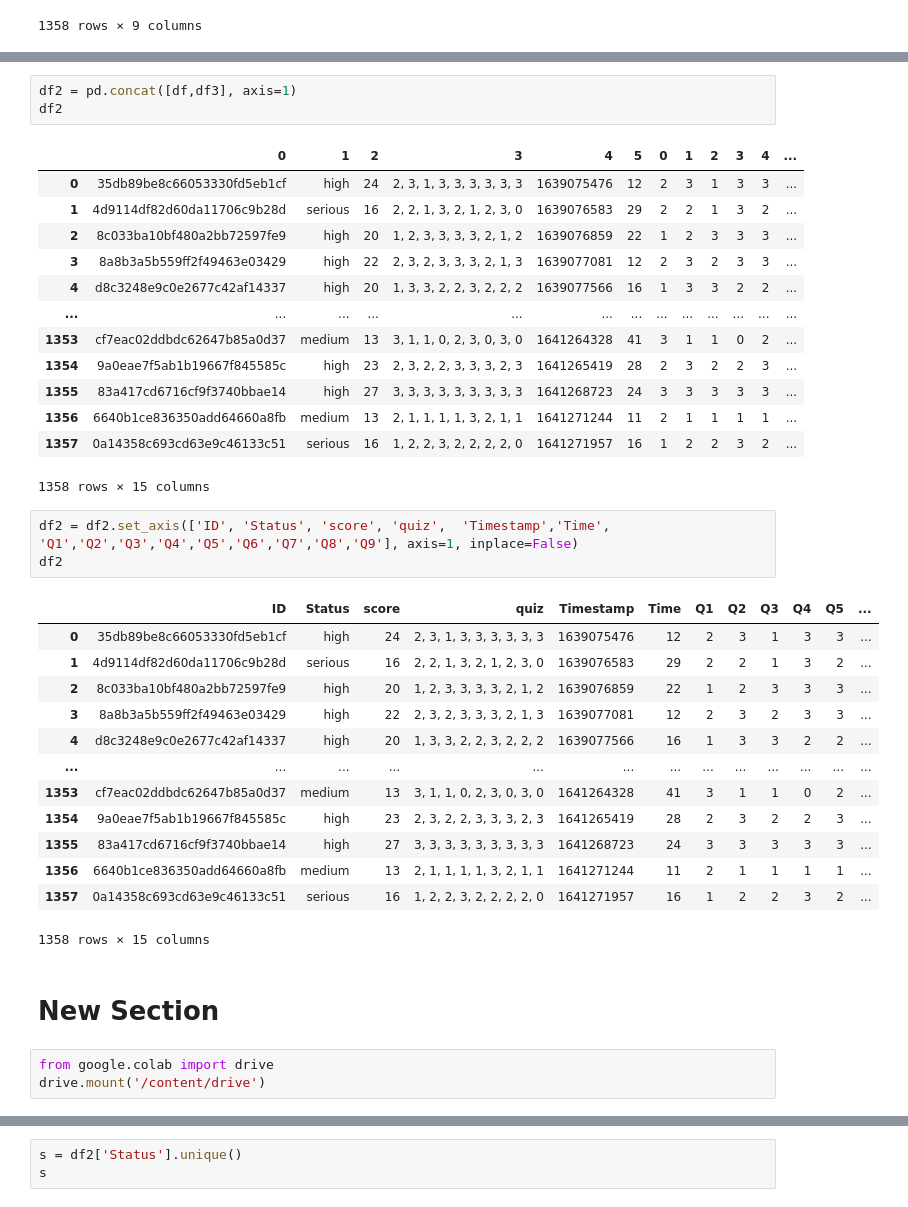
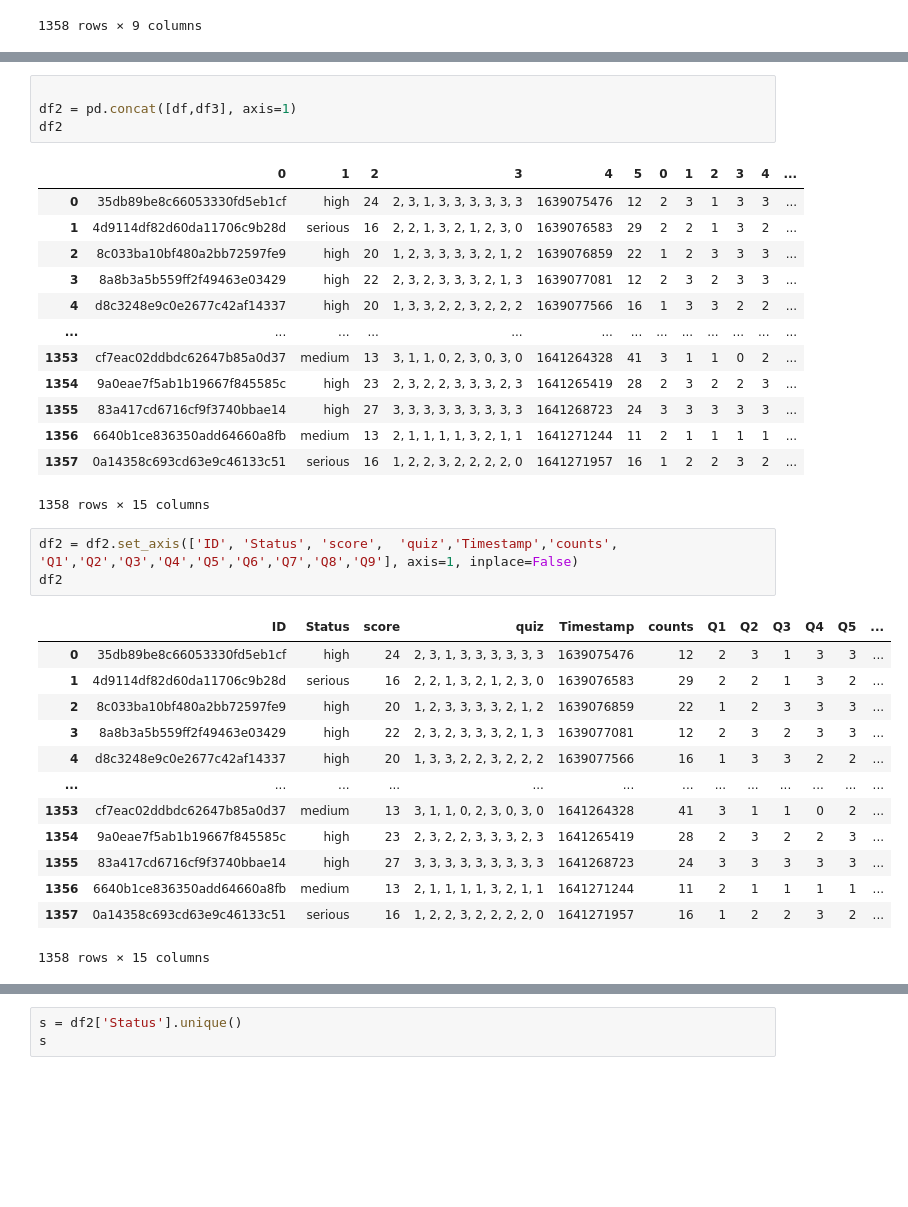
Before and after one commit to UniqueCODER/AlgorithmsPython, a Jupyter notebook: depression_data_set.ipynb, the cells around one changed output, grey strips where cells are left out. Saved outputs shown, nothing was run; the diff lists cells and outputs as text; blank space fills up the shorter version.

```diff
--- a/depression_data_set.ipynb
+++ b/depression_data_set.ipynb
@@ -80,4 +93,5 @@ for i in df3.columns:
 # %%
+
 df2 = pd.concat([df,df3], axis=1)
 df2
 # %% [output]
@@ -95,10 +109,10 @@ df2
 | 1357 | 0a14358c693cd63e9c46133c51 | serious | 16 | 1, 2, 2, 3, 2, 2, 2, 2, 0 | 1641271957 | 16 | 1 | 2 | 2 | 3 | 2 | ... |
 1358 rows × 15 columns
 # %%
-df2 = df2.set_axis(['ID', 'Status', 'score', 'quiz',  'Timestamp','Time', 'Q1','Q2','Q3','Q4','Q5','Q6','Q7','Q8','Q9'], axis=1, inplace=False)
+df2 = df2.set_axis(['ID', 'Status', 'score',  'quiz','Timestamp','counts', 'Q1','Q2','Q3','Q4','Q5','Q6','Q7','Q8','Q9'], axis=1, inplace=False)
 df2
 # %% [output]
-|  | ID | Status | score | quiz | Timestamp | Time | Q1 | Q2 | Q3 | Q4 | Q5 | ... |
+|  | ID | Status | score | quiz | Timestamp | counts | Q1 | Q2 | Q3 | Q4 | Q5 | ... |
 | 0 | 35db89be8c66053330fd5eb1cf | high | 24 | 2, 3, 1, 3, 3, 3, 3, 3, 3 | 1639075476 | 12 | 2 | 3 | 1 | 3 | 3 | ... |
 | 1 | 4d9114df82d60da11706c9b28d | serious | 16 | 2, 2, 1, 3, 2, 1, 2, 3, 0 | 1639076583 | 29 | 2 | 2 | 1 | 3 | 2 | ... |
 | 2 | 8c033ba10bf480a2bb72597fe9 | high | 20 | 1, 2, 3, 3, 3, 3, 2, 1, 2 | 1639076859 | 22 | 1 | 2 | 3 | 3 | 3 | ... |
@@ -111,11 +125,6 @@ df2
 | 1356 | 6640b1ce836350add64660a8fb | medium | 13 | 2, 1, 1, 1, 1, 3, 2, 1, 1 | 1641271244 | 11 | 2 | 1 | 1 | 1 | 1 | ... |
 | 1357 | 0a14358c693cd63e9c46133c51 | serious | 16 | 1, 2, 2, 3, 2, 2, 2, 2, 0 | 1641271957 | 16 | 1 | 2 | 2 | 3 | 2 | ... |
 1358 rows × 15 columns
-# %% [markdown]
-# New Section
-# %%
-from google.colab import drive
-drive.mount('/content/drive')
 # %%
 del df2['quiz']
 df2
```
Also changed, not shown: parts of 55 cells of this notebook.
